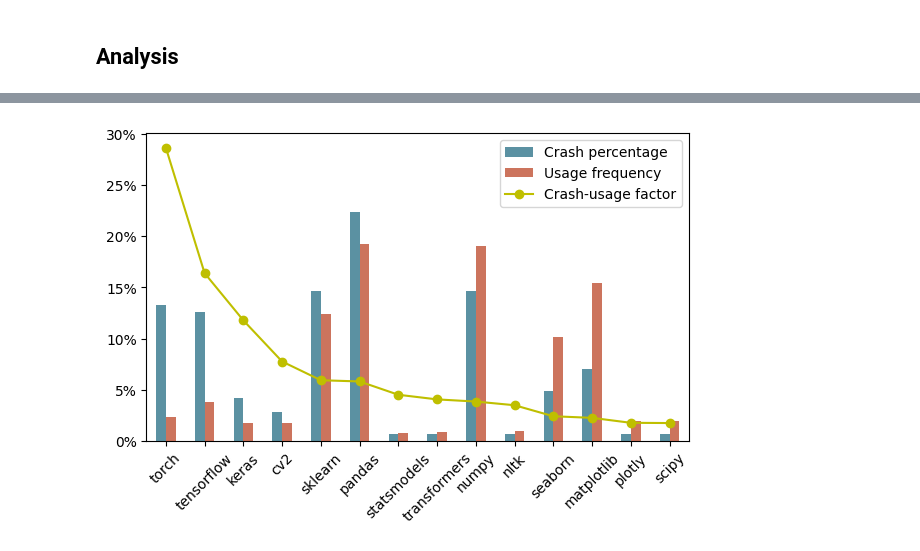
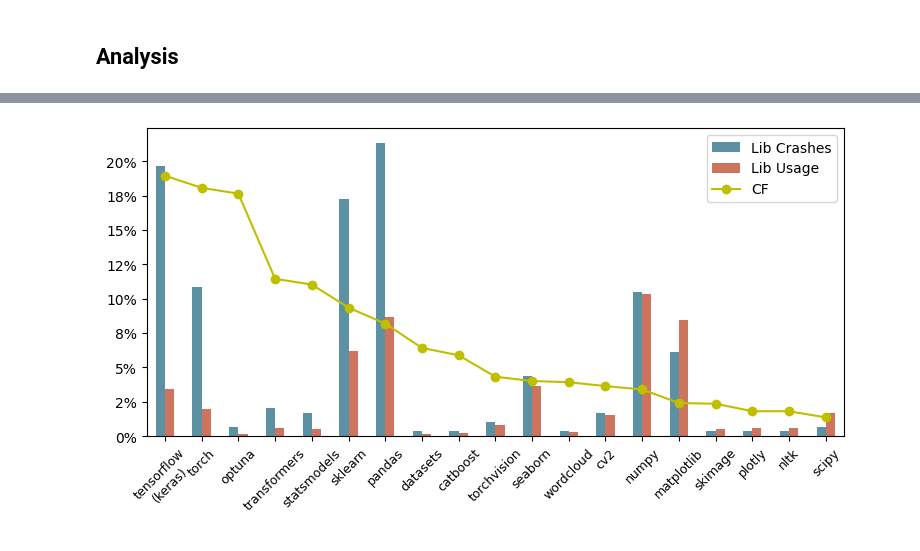
Before and after one commit to PELAB-LiU/jupyter_nbs_empirical, a Jupyter notebook: data_analysis_[additional-manual_labels_libraries].ipynb, the cells around one changed output, grey strips where cells are left out. Drawn from its saved outputs; the diff is of its cells as text; code cells hidden in the pictures.

```diff
--- a/data_analysis_[additional-manual_labels_libraries].ipynb
+++ b/data_analysis_[additional-manual_labels_libraries].ipynb
@@ -89,14 +79,17 @@ df_mllibs_frequency["frequency"] = df_mllibs_frequency["count"]/sum(df_mllibs_fr
-# %%
-df_mllibs_cause = pd.DataFrame(df_mlerr_labels_mllibs_gh["Libs-cause"].value_counts())
-df_mllibs_cause = df_mllibs_cause[df_mllibs_cause.index.isin(config.top_lib_names)]
 # %%
-df_mllibs_frequency = df_mllibs_frequency[df_mllibs_frequency.imports.isin(df_mllibs_cause.index)]
-df_mllibs_cause = df_mllibs_cause.reindex(df_mllibs_frequency.imports)
-df_mllibs_cause["Crash percentage"] = df_mllibs_cause["count"]/sum(df_mllibs_cause["count"])*100
-df_mllibs_cause["Usage frequency"] = df_mllibs_frequency["frequency"].values
+df_mllibs_frequency = df_mllibs_frequency[df_mllibs_frequency.index.isin(df_mllibs_cause.index)]
+df_mllibs_cause = df_mllibs_cause.reindex(df_mllibs_frequency.index)
+df_mllibs_cause["Lib Crashes"] = df_mllibs_cause["count"]/sum(df_mllibs_cause["count"])*100
+df_mllibs_cause["Lib Usage"] = df_mllibs_frequency["frequency"].values
 # %%
-df_mllibs_cause["ratio"] = df_mllibs_cause["Crash percentage"]/df_mllibs_cause["Usage frequency"]
-df_mllibs_cause = df_mllibs_cause.sort_values(by='ratio', ascending=False)
+df_mllibs_cause["CF_ori"] = df_mllibs_cause["Lib Crashes"]/df_mllibs_cause["Lib Usage"]
+df_mllibs_cause = df_mllibs_cause.sort_values(by='CF_ori', ascending=False)
+df_mllibs_cause["CF"] = df_mllibs_cause["CF_ori"]/30*100 # normalized ratio
+# %%
+df_mllibs_cause.index = [
+    "tensorflow\n(keras)" if i == 0 else label
+    for i, label in enumerate(df_mllibs_cause.index)
+]
 # %%
 # plot settings
 import utils.Mycolor as Mycolor
@@ -108,12 +101,13 @@ cm_dp = mycolor.cm_dp
 # %%
 import matplotlib.pyplot as plt
 
-df_mllibs_cause["Crash-usage factor"] = df_mllibs_cause["ratio"]/20*100 # normalized ratio
-ax = df_mllibs_cause.plot(y=["Crash percentage", "Usage frequency"], kind="bar", color = [cm_dp(20),cm_dp(230)], figsize=(7,4))
-df_mllibs_cause.plot(y=['Crash-usage factor'], linestyle='-', marker='o', ax=ax, color="y", rot=45)
+
+ax = df_mllibs_cause.plot(y=["Lib Crashes", "Lib Usage"], kind="bar", color = [cm_dp(20),cm_dp(230)], figsize=(9,4))
+df_mllibs_cause.plot(y=['CF'], linestyle='-', marker='o', ax=ax, color="y")
+ax.tick_params(axis='x', labelsize=9, labelrotation=45)
 ax.set_xlabel('')
 ax.yaxis.set_major_formatter(PercentFormatter(decimals=0))
 plt.savefig(config.path_plot_default.joinpath("library.pdf"), bbox_inches='tight')
 plt.show()
 # %% [output]
-[figure, old version]
+[figure, new version]
```
Also changed, not shown: parts of 6 cells of this notebook, 1 other file.
